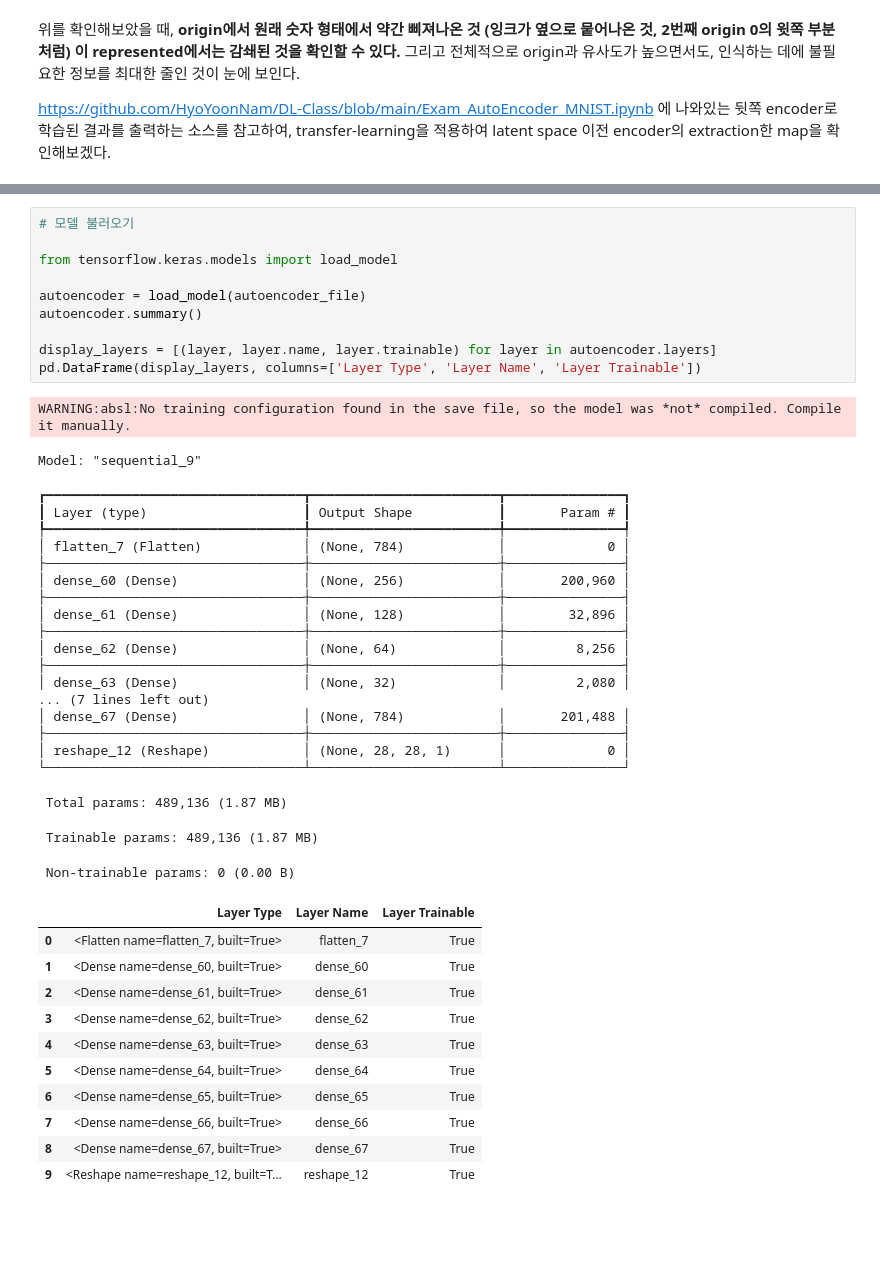
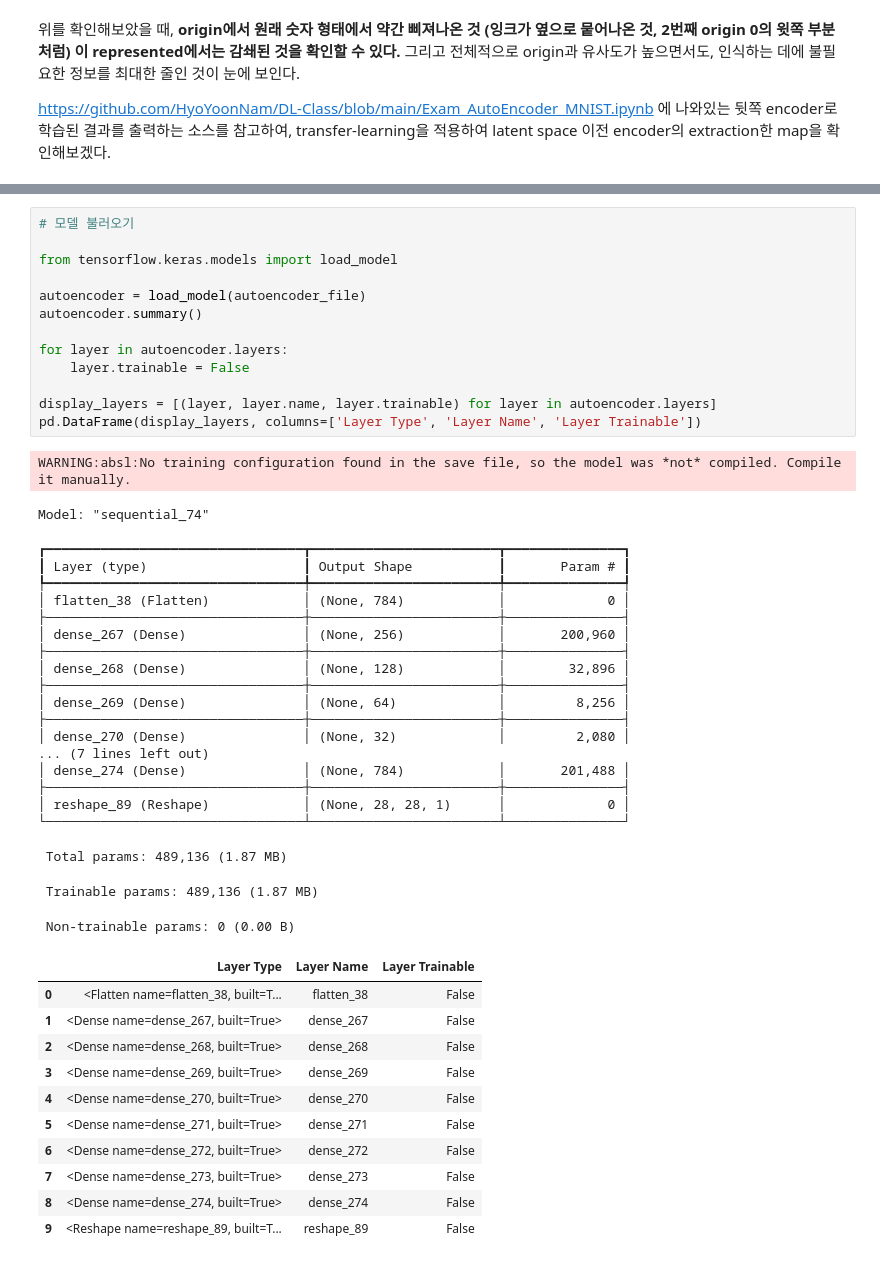
Before and after one commit to lky473736/learning-AI, a Jupyter notebook: report/MNIST/autoencoder_MNIST.ipynb, the cells around one changed output, grey strips where cells are left out. Cells and saved outputs as stored; diff of their text form; blank space fills up the shorter version.

```diff
--- a/report/MNIST/autoencoder_MNIST.ipynb
+++ b/report/MNIST/autoencoder_MNIST.ipynb
@@ -283,46 +272,49 @@ Base Loss >0.09
 # %%
 # 모델 불러오기
 
 from tensorflow.keras.models import load_model
 
 autoencoder = load_model(autoencoder_file)
 autoencoder.summary()
 
+for layer in autoencoder.layers:
+    layer.trainable = False
+
 display_layers = [(layer, layer.name, layer.trainable) for layer in autoencoder.layers]
 pd.DataFrame(display_layers, columns=['Layer Type', 'Layer Name', 'Layer Trainable'])
 # %% [output]
 WARNING:absl:No training configuration found in the save file, so the model was *not* compiled. Compile it manually.
-Model: "sequential_9"
+Model: "sequential_74"
 ┏━━━━━━━━━━━━━━━━━━━━━━━━━━━━━━━━━┳━━━━━━━━━━━━━━━━━━━━━━━━┳━━━━━━━━━━━━━━━┓
 ┃ Layer (type)                    ┃ Output Shape           ┃       Param # ┃
 ┡━━━━━━━━━━━━━━━━━━━━━━━━━━━━━━━━━╇━━━━━━━━━━━━━━━━━━━━━━━━╇━━━━━━━━━━━━━━━┩
-│ flatten_7 (Flatten)             │ (None, 784)            │             0 │
+│ flatten_38 (Flatten)            │ (None, 784)            │             0 │
 ├─────────────────────────────────┼────────────────────────┼───────────────┤
-│ dense_60 (Dense)                │ (None, 256)            │       200,960 │
+│ dense_267 (Dense)               │ (None, 256)            │       200,960 │
 ├─────────────────────────────────┼────────────────────────┼───────────────┤
-│ dense_61 (Dense)                │ (None, 128)            │        32,896 │
+│ dense_268 (Dense)               │ (None, 128)            │        32,896 │
 ├─────────────────────────────────┼────────────────────────┼───────────────┤
-│ dense_62 (Dense)                │ (None, 64)             │         8,256 │
+│ dense_269 (Dense)               │ (None, 64)             │         8,256 │
 ├─────────────────────────────────┼────────────────────────┼───────────────┤
-│ dense_63 (Dense)                │ (None, 32)             │         2,080 │
+│ dense_270 (Dense)               │ (None, 32)             │         2,080 │
 ... (7 lines left out)
-│ dense_67 (Dense)                │ (None, 784)            │       201,488 │
+│ dense_274 (Dense)               │ (None, 784)            │       201,488 │
 ├─────────────────────────────────┼────────────────────────┼───────────────┤
-│ reshape_12 (Reshape)            │ (None, 28, 28, 1)      │             0 │
+│ reshape_89 (Reshape)            │ (None, 28, 28, 1)      │             0 │
 └─────────────────────────────────┴────────────────────────┴───────────────┘
  Total params: 489,136 (1.87 MB)
  Trainable params: 489,136 (1.87 MB)
  Non-trainable params: 0 (0.00 B)
 |  | Layer Type | Layer Name | Layer Trainable |
-| 0 | <Flatten name=flatten_7, built=True> | flatten_7 | True |
-| 1 | <Dense name=dense_60, built=True> | dense_60 | True |
-| 2 | <Dense name=dense_61, built=True> | dense_61 | True |
-| 3 | <Dense name=dense_62, built=True> | dense_62 | True |
-| 4 | <Dense name=dense_63, built=True> | dense_63 | True |
-| 5 | <Dense name=dense_64, built=True> | dense_64 | True |
-| 6 | <Dense name=dense_65, built=True> | dense_65 | True |
-| 7 | <Dense name=dense_66, built=True> | dense_66 | True |
-| 8 | <Dense name=dense_67, built=True> | dense_67 | True |
-| 9 | <Reshape name=reshape_12, built=T... | reshape_12 | True |
+| 0 | <Flatten name=flatten_38, built=T... | flatten_38 | False |
+| 1 | <Dense name=dense_267, built=True> | dense_267 | False |
+| 2 | <Dense name=dense_268, built=True> | dense_268 | False |
+| 3 | <Dense name=dense_269, built=True> | dense_269 | False |
+| 4 | <Dense name=dense_270, built=True> | dense_270 | False |
+| 5 | <Dense name=dense_271, built=True> | dense_271 | False |
+| 6 | <Dense name=dense_272, built=True> | dense_272 | False |
+| 7 | <Dense name=dense_273, built=True> | dense_273 | False |
+| 8 | <Dense name=dense_274, built=True> | dense_274 | False |
+| 9 | <Reshape name=reshape_89, built=T... | reshape_89 | False |
 # %%
 # encoder 부분만 분리
```
Also changed, not shown: parts of 9 cells of this notebook, 2 other files.
